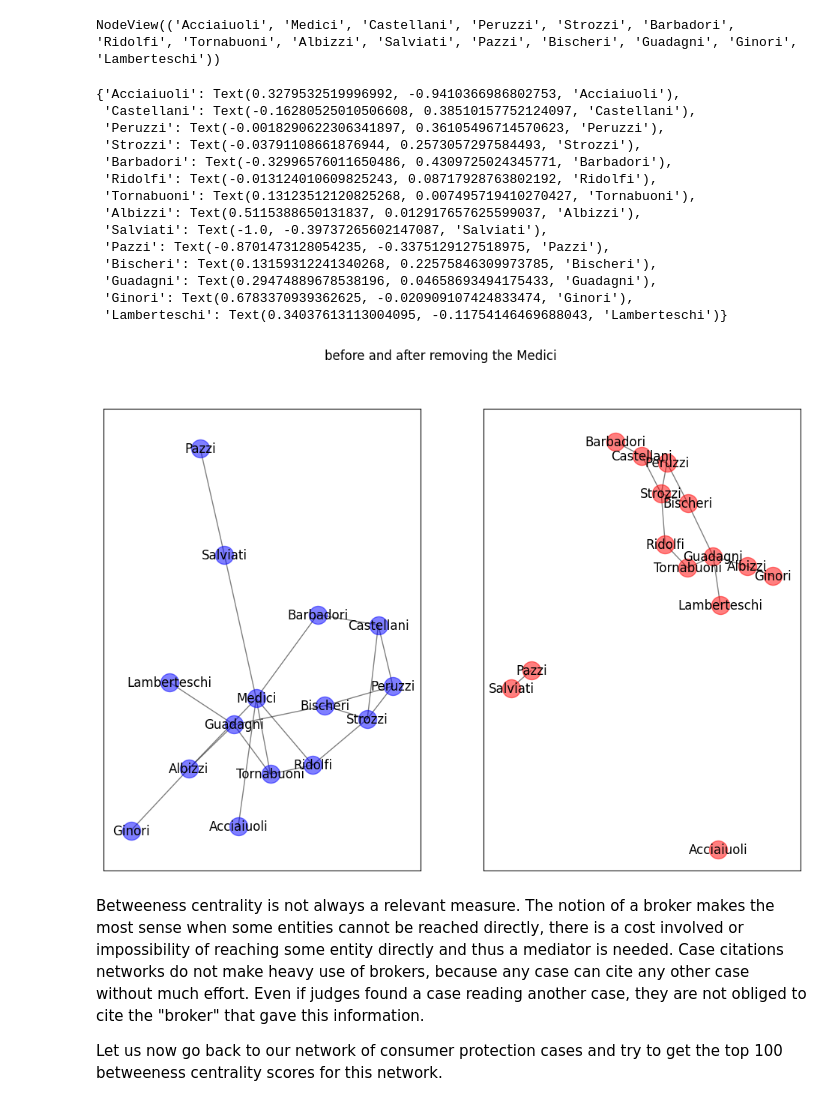
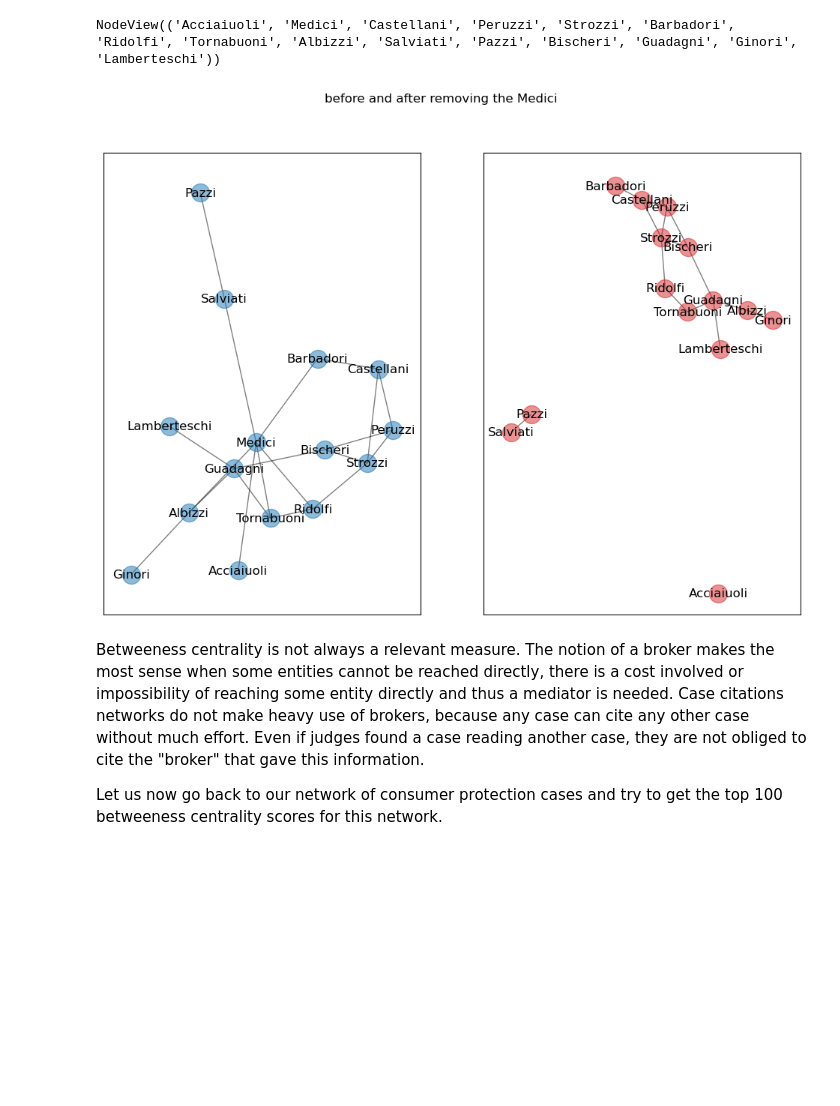
Before and after one commit to maastrichtlawtech/legalnetworkanalysis_textbook, a Jupyter notebook: Chapter_3_Centrality.ipynb, the cells around one changed output. Saved outputs shown, nothing was run; the diff lists cells and outputs as text; code cells hidden in the pictures; blank space fills up the shorter version.

```diff
--- a/Chapter_3_Centrality.ipynb
+++ b/Chapter_3_Centrality.ipynb
@@ -889,21 +804,13 @@ The Medici were the dominant family of this time period. However, although conve
 
 Once we factor in betweenness, the scores for the aforementioned families drop significantly and we get far better impression of the dominance of the Medici.
 # %%
-g_florentine = nx.florentine_families_graph()
-families = list(g_florentine.nodes)
 closeness = nx.closeness_centrality(g_florentine)
-closeness_scores = list(closeness.values())
-closeness_norm = closeness_scores/np.sum(closeness_scores)
+betweeness = list(nx.betweenness_centrality(g_florentine).values())
 
-betweenness = nx.betweenness_centrality(g_florentine)
-betweenness_scores = list(betweenness.values())
-betweenness_norm = betweenness_scores/(np.sum(betweenness_scores))
+resdf_florentine = dataframe_from_results(g_florentine, closeness, "closec")
+resdf_florentine['closec_norm'] = score_normalize(resdf_florentine.closec, from_dictionary=False)
+resdf_florentine['betweeness'] = betweeness
+resdf_florentine['betweeness_norm'] = score_normalize(resdf_florentine.betweeness, from_dictionary=False)
 
-
-resdf = pd.DataFrame({'families': families,
-                        'closeness_norm': closeness_norm,
-                      'betweenness_norm': betweenness_norm})
-resdf.set_index("families", inplace=True)
-resdf.to_csv("data/betweeeness_florentine_results.csv")
-resdf
+resdf_florentine
 # %% [output]
@@ -941,38 +847,23 @@ g_florentine.nodes
 # %% [output]
 NodeView(('Acciaiuoli', 'Medici', 'Castellani', 'Peruzzi', 'Strozzi', 'Barbadori', 'Ridolfi', 'Tornabuoni', 'Albizzi', 'Salviati', 'Pazzi', 'Bischeri', 'Guadagni', 'Ginori', 'Lamberteschi'))
 # %%
-g_florentine = nx.florentine_families_graph()
 g_subflorentine = g_florentine.subgraph([x for x in g_florentine.nodes if not x=="Medici"])
 
 fig, ax = plt.subplots(nrows=1, ncols=2, figsize=(12,8))
 
 plt.suptitle("before and after removing the Medici")
 
 pos = nx.spring_layout(g_florentine, seed =123)
-nx.draw_networkx_nodes(g_florentine, pos=pos, node_color="blue", node_size=300, alpha=0.5, ax=ax[0])
+nx.draw_networkx_nodes(g_florentine, pos=pos, node_color="tab:blue", node_size=300, alpha=0.5, ax=ax[0])
 nx.draw_networkx_edges(g_florentine, pos=pos, edge_color="black", alpha=0.5, ax=ax[0]);
 nx.draw_networkx_labels(g_florentine, pos = pos, ax = ax[0])
 
 pos = nx.spring_layout(g_subflorentine, seed =123)
-nx.draw_networkx_nodes(g_subflorentine, pos=pos, node_color="red", node_size=300, alpha=0.5, ax=ax[1])
+nx.draw_networkx_nodes(g_subflorentine, pos=pos, node_color="tab:red", node_size=300, alpha=0.5, ax=ax[1])
 nx.draw_networkx_edges(g_subflorentine, pos=pos, edge_color="black", alpha=0.5, ax=ax[1]);
-nx.draw_networkx_labels(g_subflorentine, pos = pos, ax = ax[1])
+nx.draw_networkx_labels(g_subflorentine, pos = pos, ax = ax[1]);
 # %% [output]
-{'Acciaiuoli': Text(0.3279532519996992, -0.9410366986802753, 'Acciaiuoli'),
- 'Castellani': Text(-0.16280525010506608, 0.38510157752124097, 'Castellani'),
- 'Peruzzi': Text(-0.0018290622306341897, 0.36105496714570623, 'Peruzzi'),
- 'Strozzi': Text(-0.03791108661876944, 0.2573057297584493, 'Strozzi'),
- 'Barbadori': Text(-0.32996576011650486, 0.4309725024345771, 'Barbadori'),
- 'Ridolfi': Text(-0.013124010609825243, 0.08717928763802192, 'Ridolfi'),
- 'Tornabuoni': Text(0.13123512120825268, 0.007495719410270427, 'Tornabuoni'),
- 'Albizzi': Text(0.5115388650131837, 0.012917657625599037, 'Albizzi'),
- 'Salviati': Text(-1.0, -0.39737265602147087, 'Salviati'),
- 'Pazzi': Text(-0.8701473128054235, -0.3375129127518975, 'Pazzi'),
- 'Bischeri': Text(0.13159312241340268, 0.22575846309973785, 'Bischeri'),
- 'Guadagni': Text(0.29474889678538196, 0.04658693494175433, 'Guadagni'),
- 'Ginori': Text(0.6783370939362625, -0.020909107424833474, 'Ginori'),
- 'Lamberteschi': Text(0.34037613113004095, -0.11754146469688043, 'Lamberteschi')}
-[figure, old version]
+[figure, new version]
 # %% [markdown]
 Betweeness centrality is not always a relevant measure. The notion of a broker makes the  most sense when some entities cannot be reached directly, there is a cost involved or impossibility of reaching some entity directly and thus a mediator is needed. Case citations networks do not make heavy use of brokers, because any case can cite any other case without much effort. Even if judges found a case reading another case, they are not obliged to cite the "broker" that gave this information.
 
```
Also changed, not shown: parts of 46 cells of this notebook.
